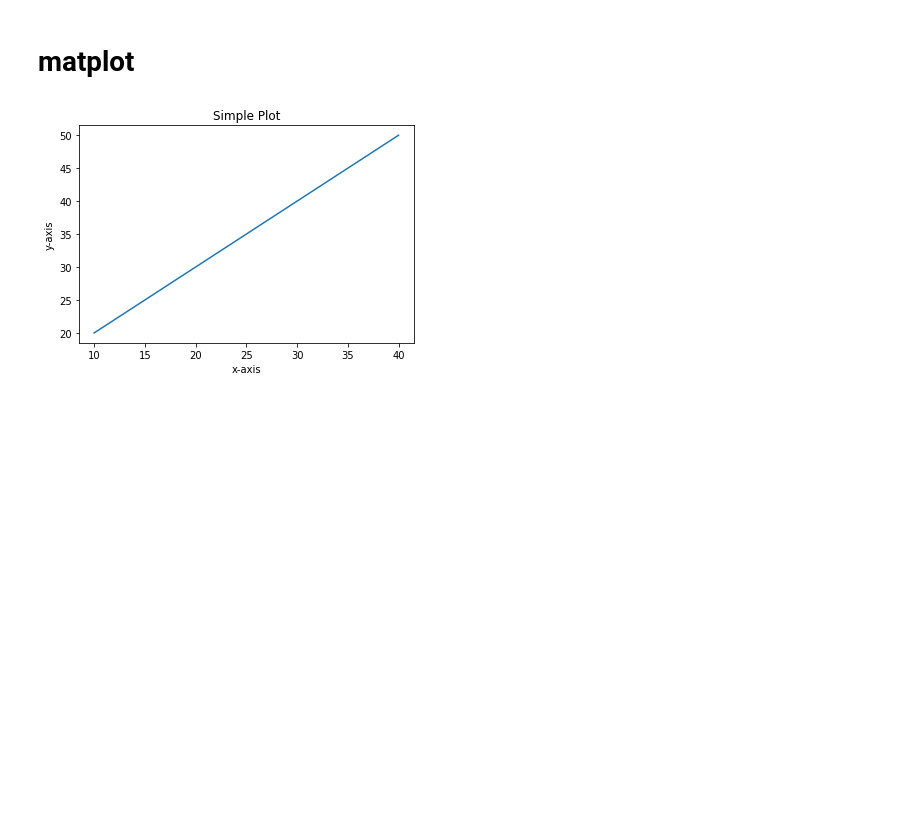
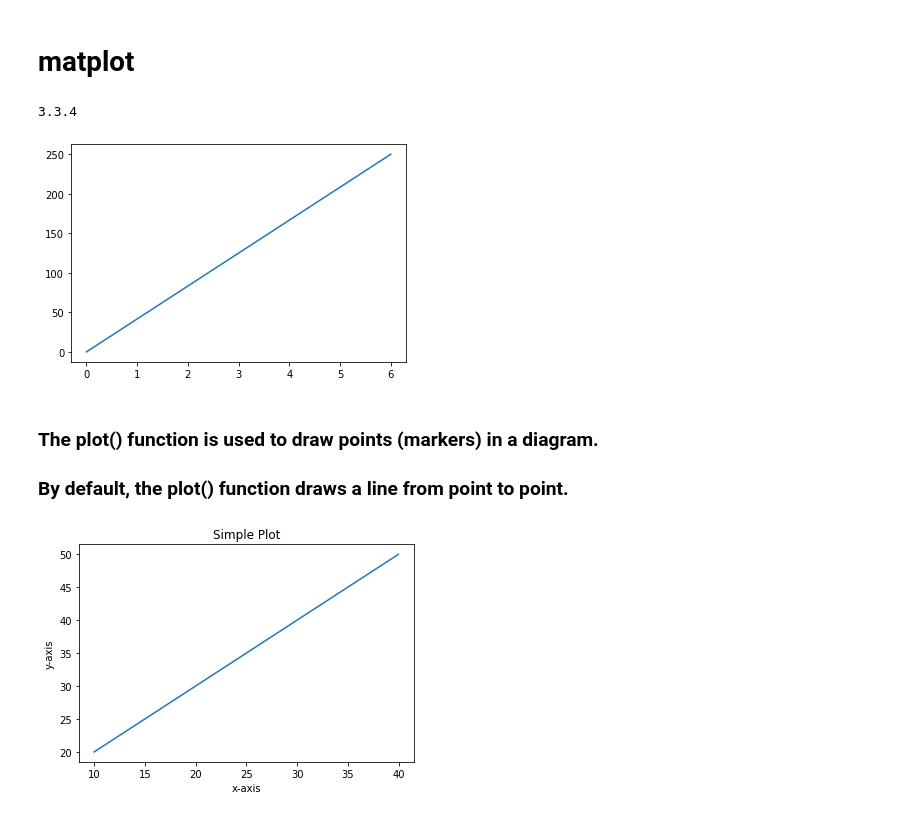
Before and after one commit to SOURO/Data-Science_Mindmajix_Training, a Jupyter notebook: python_libs.ipynb, the cells around one changed output. Saved outputs shown, nothing was run; the diff lists cells and outputs as text; code cells hidden in the pictures; blank space fills up the shorter version.

```diff
--- a/python_libs.ipynb
+++ b/python_libs.ipynb
@@ -1021,6 +1076,26 @@ print(i)
 (0.6666666666666667, 7.401486830834377e-15)
 # %% [markdown]
 # matplot
+# %%
+import matplotlib
+
+print(matplotlib.__version__)
+# %% [output]
+3.3.4
+# %%
+import matplotlib.pyplot as plt
+import numpy as np
+
+xpoints = np.array([0, 6])
+ypoints = np.array([0, 250])
+
+plt.plot(xpoints, ypoints)
+plt.show()
+# %% [output]
+[figure, added]
+# %% [markdown]
+### The plot() function is used to draw points (markers) in a diagram.
+### By default, the plot() function draws a line from point to point.
 # %%
 import matplotlib.pyplot as plt
 # initializing the data
```
Also changed, not shown: parts of 11 cells of this notebook, 4 other files.
